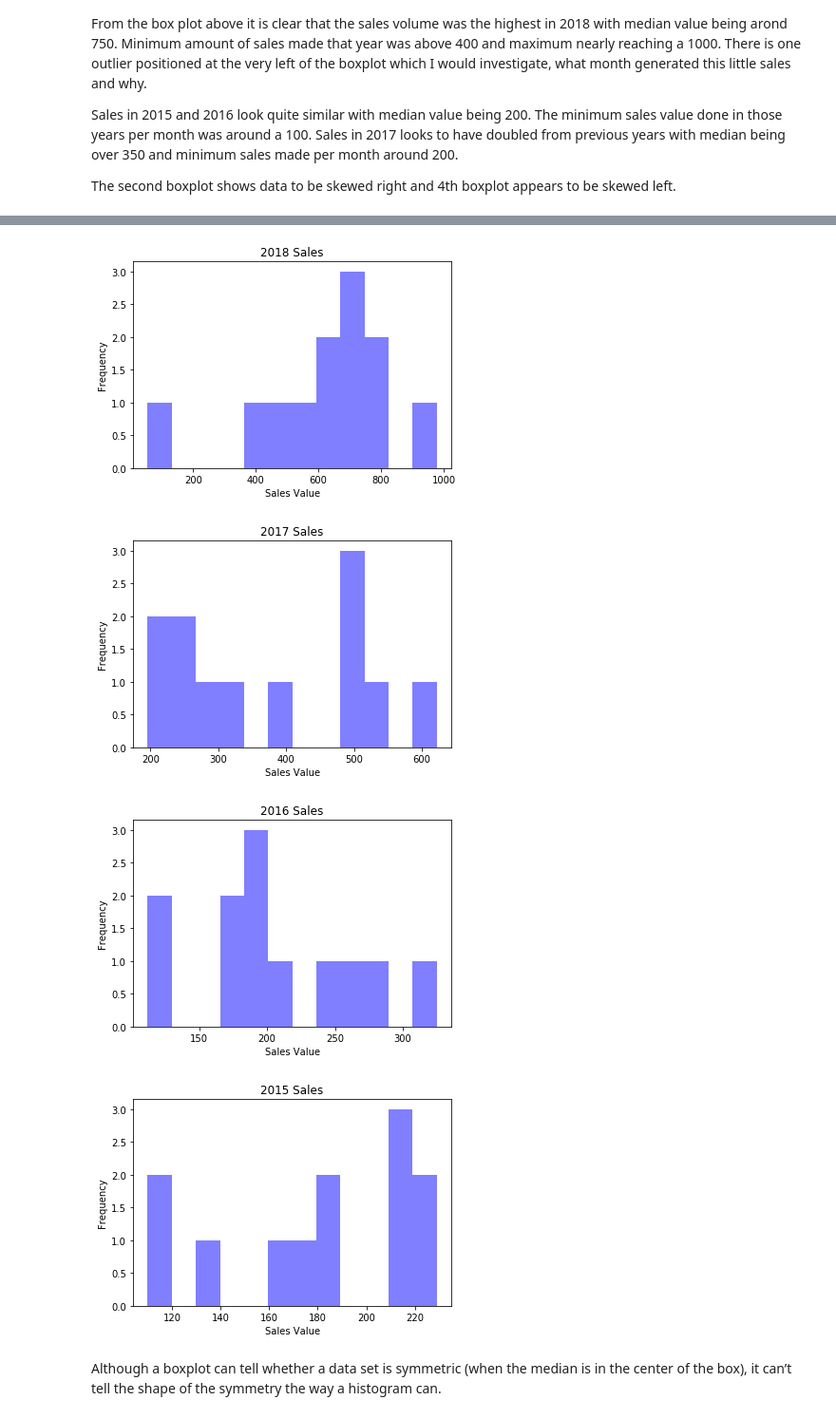
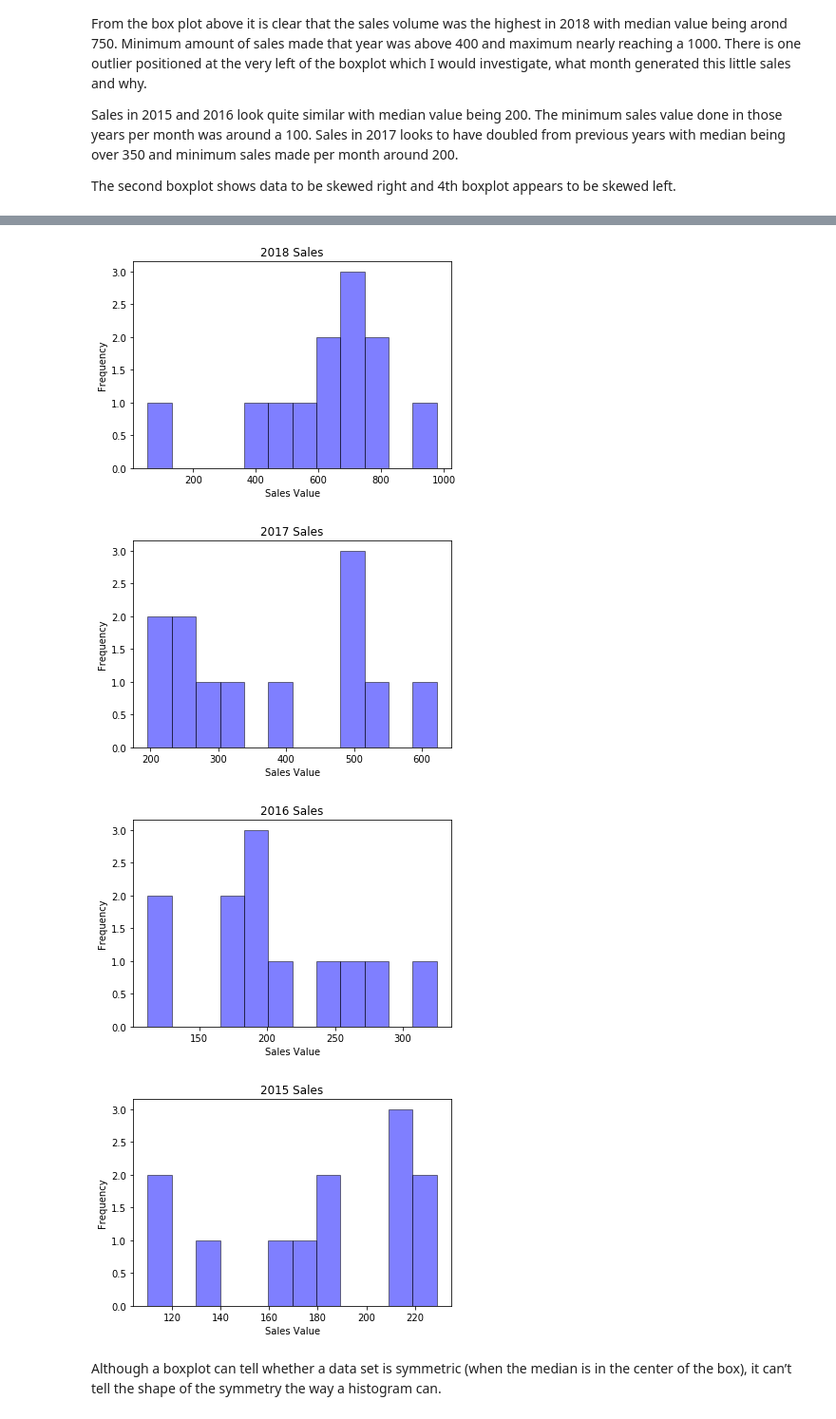
Before and after one commit to simonava5/FundamentalsProject, a Jupyter notebook: BoxPlots.ipynb, the cells around one changed output, grey strips where cells are left out. Shown at 95% size. Saved outputs shown, nothing was run; the diff lists cells and outputs as text; code cells hidden in the pictures.

```diff
--- a/BoxPlots.ipynb
+++ b/BoxPlots.ipynb
@@ -91,41 +126,41 @@ Both charts effectively represent different data sets; however, in certain situa
 
 Sales2018 = [822,736,421,450,647,632,725,748,721,585,978,55]
 Sales2017 =[622,511,391,225,236,232,196,495,333,290,495,532]
 Sales2016 =[213,189,112,178,272,189,325,169,268,186,119,249]
 Sales2015 =[110,112,130,216,181,161,222,211,210,180,229,172]
 
 num_bins = 12
-n, bins, patches = plt.hist(Sales2018, num_bins, facecolor='blue', alpha=0.5)
+n, bins, patches = plt.hist(Sales2018, num_bins, facecolor='blue', alpha=0.5, edgecolor="k")
 plt.xlabel("Sales Value")
 plt.ylabel("Frequency")
 plt.title("2018 Sales")
 plt.show()
 
 num_bins = 12
-n, bins, patches = plt.hist(Sales2017, num_bins, facecolor='blue', alpha=0.5)
+n, bins, patches = plt.hist(Sales2017, num_bins, facecolor='blue', alpha=0.5, edgecolor="k")
 plt.xlabel("Sales Value")
 plt.ylabel("Frequency")
 plt.title("2017 Sales")
 plt.show()
 
 num_bins = 12
-n, bins, patches = plt.hist(Sales2016, num_bins, facecolor='blue', alpha=0.5)
+n, bins, patches = plt.hist(Sales2016, num_bins, facecolor='blue', alpha=0.5, edgecolor="k")
 plt.xlabel("Sales Value")
 plt.ylabel("Frequency")
 plt.title("2016 Sales")
 plt.show()
 
 num_bins = 12
-n, bins, patches = plt.hist(Sales2015, num_bins, facecolor='blue', alpha=0.5)
+n, bins, patches = plt.hist(Sales2015, num_bins, facecolor='blue', alpha=0.5, edgecolor="k")
 plt.xlabel("Sales Value")
 plt.ylabel("Frequency")
 plt.title("2015 Sales")
 plt.show()
 # %% [output]
-[figure, old version]
+[figure, new version]
-[figure, old version]
+[figure, new version]
-[figure, old version]
+[figure, new version]
-[figure, old version]
+[figure, new version]
 # %% [markdown]
 Although a boxplot can tell whether a data set is symmetric (when the median is in the center of the box), it can’t tell the shape of the symmetry the way a histogram can.
 # %% [markdown]
```
Also changed, not shown: parts of 10 cells of this notebook.
